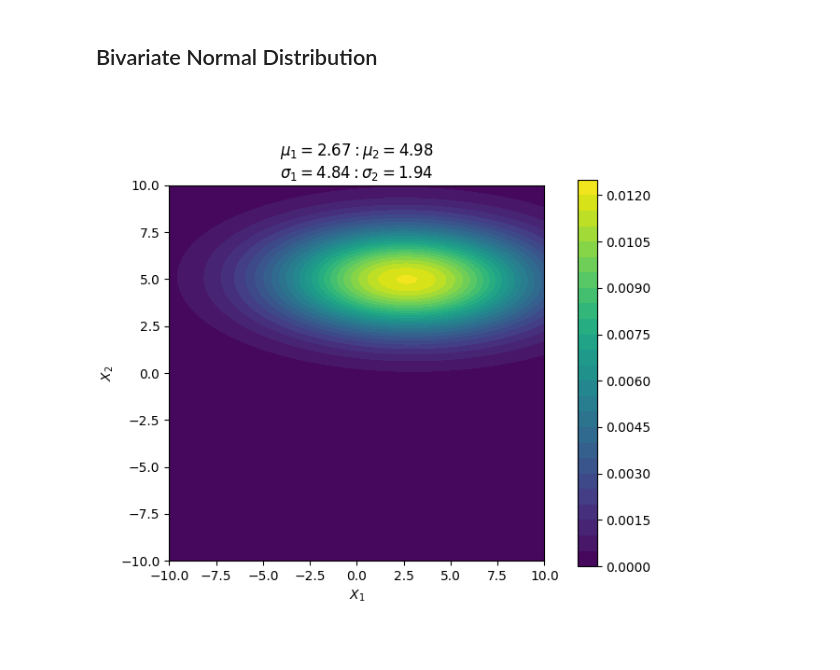
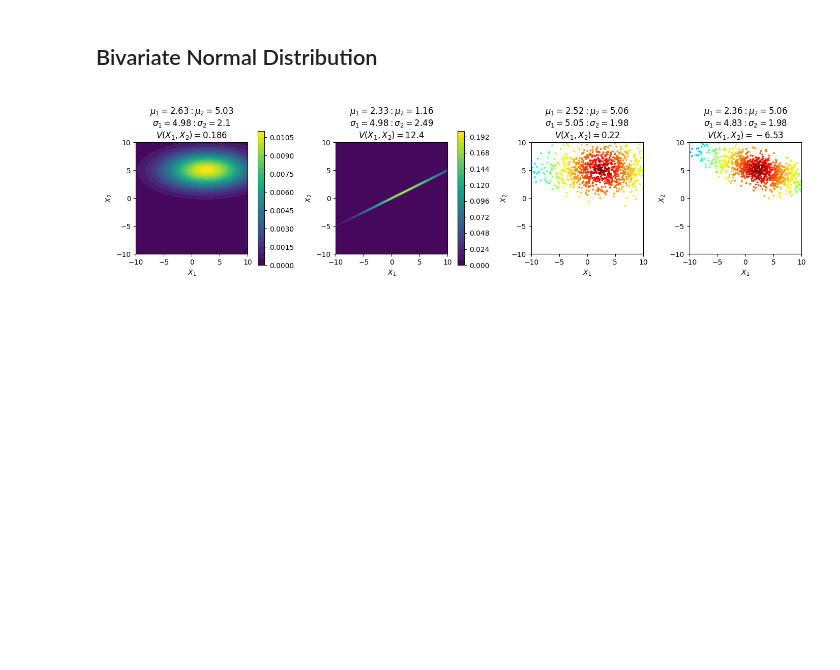
Before and after one commit to GenioSainz/Colab-Demos, a Jupyter notebook: scripts/PCA.ipynb, the cells around one changed output. Cells and saved outputs as stored; diff of their text form; code cells hidden in the pictures; blank space fills up the shorter version.

```diff
--- a/scripts/PCA.ipynb
+++ b/scripts/PCA.ipynb
@@ -1,6 +1,7 @@
 # %%
 import matplotlib.pyplot as plt
 import numpy as np
+from sklearn.decomposition import PCA
 
 %matplotlib widget
 plt.ioff()
@@ -31,3 +32,5 @@ def plot_sets(ax,gr=False,ti='',xla=False,yla=False,zla=False,xli=False,yli=Fals
     if leg: ax.legend(**leg)
 
     if view:ax.view_init(**view)
+
+px2inch = 1/plt.rcParams['figure.dpi']
@@ -140,39 +267,93 @@ ThetaXº:-133.40  EigenVal%: 81.16   EigenVal:      3.962  EigenVec: [-0.6870494
 # %%
 def prob_2D(x1,x2,x1_lims=[-10,10],x2_lims=[-10,10],Nspan=200):
     #ref https://mathworld.wolfram.com/BivariateNormalDistribution.html
 
-    u1  = np.mean(x1)
-    u2  = np.mean(x2)
-    s1  = np.sqrt( np.sum((x1-u1)**2)/N )
-    s2  = np.sqrt( np.sum((x2-u2)**2)/N )
-    c12 = np.sum( (x1-u1)*(x2-u2) )/N
-    p   = c12/(s1*s2)
+    # Means
+    u1 = np.mean(x1)
+    u2 = np.mean(x2)
+    # Stds
+    s1 = np.sqrt( np.sum((x1-u1)**2)/N )
+    s2 = np.sqrt( np.sum((x2-u2)**2)/N )
+    # Covariance
+    V12 = np.sum( (x1-u1)*(x2-u2) )/N
+    # Correlation
+    p = V12/(s1*s2)
+    if p>0.999: p=0.999 # avoid overflows
 
     x1_span = np.linspace(x1_lims[0],x1_lims[1],Nspan)
     x2_span = np.linspace(x2_lims[0],x2_lims[1],Nspan)
     X1,X2   = np.meshgrid(x1_span,x2_span)
 
     A = 1/(2**np.pi*s1*s2*np.sqrt(1-p**2))
 
     B = ( ((X1-u1)**2)/s1**2 - (2*p*(X1-u1)*(X2-u2))/(s1*s2) + (X2-u2)**2/s2**2)
 
     P = A*np.exp(-B/(2*(1-p**2)))
 
-    return X1,X2,P,dict(u1=u1,u2=u2,s1=s1,s2=s2,c12=c12,p=p)
+    return X1,X2,P,dict(u1=u1,u2=u2,s1=s1,s2=s2,V12=V12,p=p,)
 
-N   = 1000
-x1  = np.random.randn(N)*5 + 2.5
-x2  = np.random.randn(N)*2 + 5
+fig, ax = plt.subplots(1,4,figsize=(1400*px2inch,400*px2inch),constrained_layout=True)
 
+
+N  = 1000
+### CASE 0
+################
+u1 = 2.5
+s1 = 5
+u2 = 5
+s2 = 2
+x1 = np.random.randn(N)*s1 + u1
+x2 = np.random.randn(N)*s2 + u2
 X1,X2,P,data = prob_2D(x1,x2,x1_lims=[-10,10],x2_lims=[-10,10])
 
-fig, ax = plt.subplots(1,1,figsize=(6,6),constrained_layout=True)
+con = ax[0].contourf(X1,X2,P,25)
+fig.colorbar(con, ax=ax[0], shrink=0.7)
+plot_sets(ax[0],gr=False,ar=1,xli=[-10,10],yli=[-10,10],xla='$X_1$',yla='$X_2$',ti=f"$\\mu_1={data["u1"]:0.3} : \\mu_2={data["u2"]:0.3}$\n$\\sigma_1={data["s1"]:0.3} : \\sigma_2={data["s2"]:0.3}$\n$V(X_1,X_2)={data["V12"]:0.3}$")
 
-con = ax.contourf(X1,X2,P,25)
-fig.colorbar(con, ax=ax, shrink=0.7)
+### CASE 1
+################
+u1 = 2.5
+s1 = 5
+x1 = np.random.randn(N)*s1 + u1
+x2 = 0.5*x1
+X1,X2,P,data = prob_2D(x1,x2,x1_lims=[-10,10],x2_lims=[-10,10])
 
-plot_sets(ax,gr=False,ar=1,xla='$X_1$',yla='$X_2$',ti=f"$\\mu_1={data["u1"]:0.3} : \\mu_2={data["u2"]:0.3}$\n$\\sigma_1={data["s1"]:0.3} : \\sigma_2={data["s2"]:0.3}$")
+con = ax[1].contourf(X1,X2,P,25)
+fig.colorbar(con, ax=ax[1], shrink=0.7)
+plot_sets(ax[1],gr=False,ar=1,xli=[-10,10],yli=[-10,10],xla='$X_1$',yla='$X_2$',ti=f"$\\mu_1={data["u1"]:0.3} : \\mu_2={data["u2"]:0.3}$\n$\\sigma_1={data["s1"]:0.3} : \\sigma_2={data["s2"]:0.3}$\n$V(X_1,X_2)={data["V12"]:0.3}$")
+
+### CASE 2
+################
+C12 = 0
+rng = np.random.RandomState()
+cov = [[s1**2, C12    ],
+       [C12   , s2**2]]
+X    = rng.multivariate_normal(mean=[u1,u2], cov=cov, size=N)
+Xu   = np.mean(X,axis=0)
+Xs   = np.std(X,axis=0)
+Xcov = X-Xu
+Xcov = np.sum(Xcov[:,0]*Xcov[:,1],axis=0)/N
+cmap = 'jet_r'
+ax[2].scatter(X[:, 0], X[:, 1],c=distance_to_mean(X),s=3, cmap=cmap)
+plot_sets(ax[2],gr=False,ar=1,xli=[-10,10],yli=[-10,10],xla='$X_1$',yla='$X_2$',ti=f"$\\mu_1={Xu[0]:5.3} : \\mu_2={Xu[1]:4.3}$\n$\\sigma_1={Xs[0]:5.3} : \\sigma_2={Xs[1]:4.3}$\n$V(X_1,X_2)={Xcov:4.3}$")
+
+
+### CASE 3
+################
+C12 = -7
+rng = np.random.RandomState()
+cov = [[s1**2, C12    ],
+       [C12   , s2**2]]
+X    = rng.multivariate_normal(mean=[u1,u2], cov=cov, size=N)
+Xu   = np.mean(X,axis=0)
+Xs   = np.std(X,axis=0)
+Xu   = np.mean(X,axis=0)
+Xs   = np.std(X,axis=0)
+Xcov = X-Xu
+Xcov = np.sum(Xcov[:,0]*Xcov[:,1],axis=0)/N
+ax[3].scatter(X[:, 0], X[:, 1],c=distance_to_mean(X),s=3, cmap=cmap)
+plot_sets(ax[3],gr=False,ar=1,xli=[-10,10],yli=[-10,10],xla='$X_1$',yla='$X_2$',ti=f"$\\mu_1={Xu[0]:0.3} : \\mu_2={Xu[1]:0.3}$\n$\\sigma_1={Xs[0]:0.3} : \\sigma_2={Xs[1]:0.3}$\n$V(X_1,X_2)={Xcov:0.3}$")
 
 plt.show()
 # %% [output]
-[figure, old version]
+[figure, new version]
```
Also changed, not shown: parts of 4 cells of this notebook, 2 other files.
